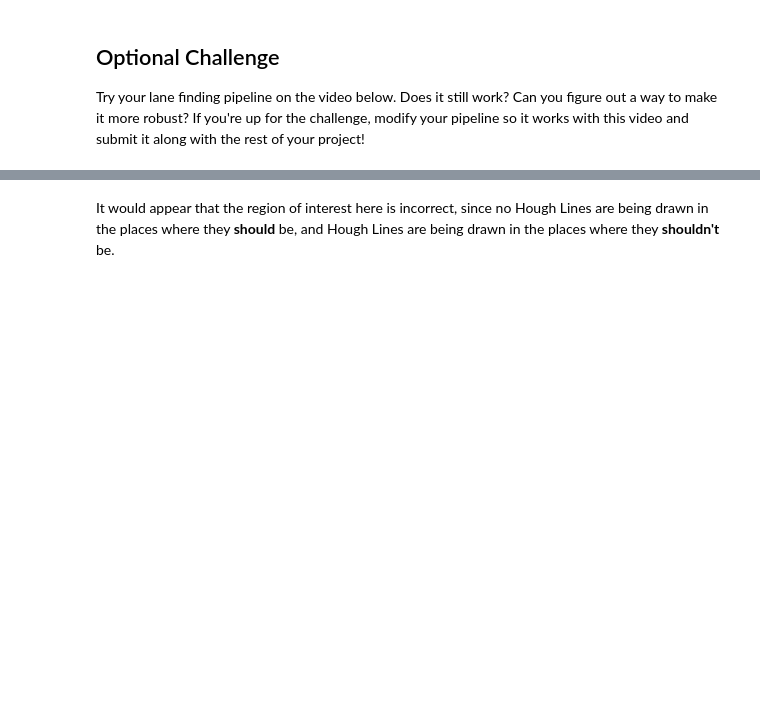
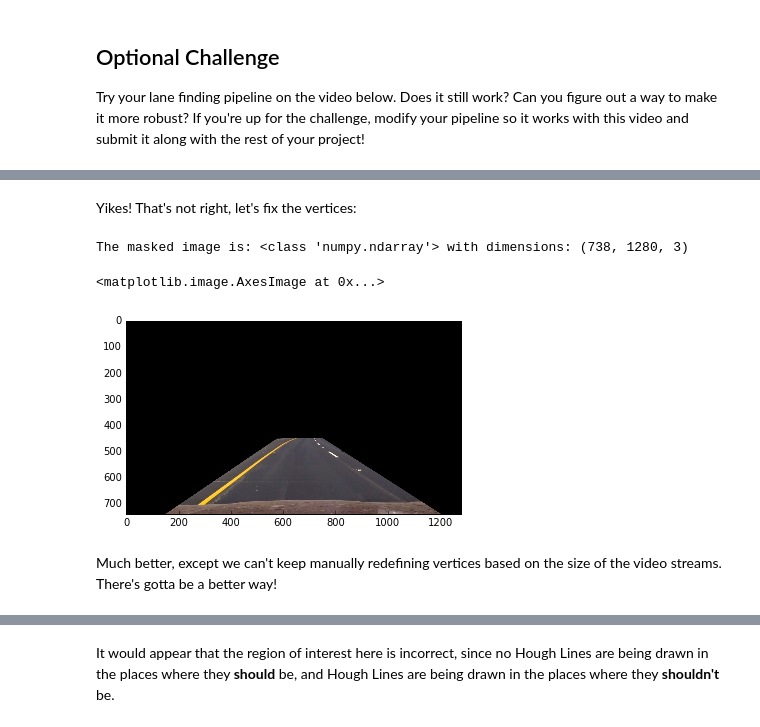
Before and after one commit to mgruben/lane-lines, a Jupyter notebook: P0.ipynb, the cells around one changed output, grey strips where cells are left out. Drawn from its saved outputs; the diff is of its cells as text; code cells hidden in the pictures; blank space fills up the shorter version.

```diff
--- a/P0.ipynb
+++ b/P0.ipynb
@@ -352,0 +369,17 @@ Try your lane finding pipeline on the video below.  Does it still work?  Can you
+# %% [markdown]
+Yikes!  That's not right, let's fix the vertices:
+# %%
+# Fixing the vertices
+vertices = np.array([[(150, 738), (575, 450), (750, 450), (1200, 738)]])
+masked_challenge_image = region_of_interest(challenge_image, vertices)
+
+#printing out some stats and plotting
+print('The masked image is:', type(masked_challenge_image), 'with dimensions:', masked_challenge_image.shape)
+plt.imshow(masked_challenge_image)
+# %% [output]
+The masked image is: <class 'numpy.ndarray'> with dimensions: (738, 1280, 3)
+<matplotlib.image.AxesImage at 0x...>
+[figure, added]
+# %% [markdown]
+Much better, except we can't keep manually redefining vertices based on the size of the video streams.
+There's gotta be a better way!
```
Also changed, not shown: parts of 30 cells of this notebook.
